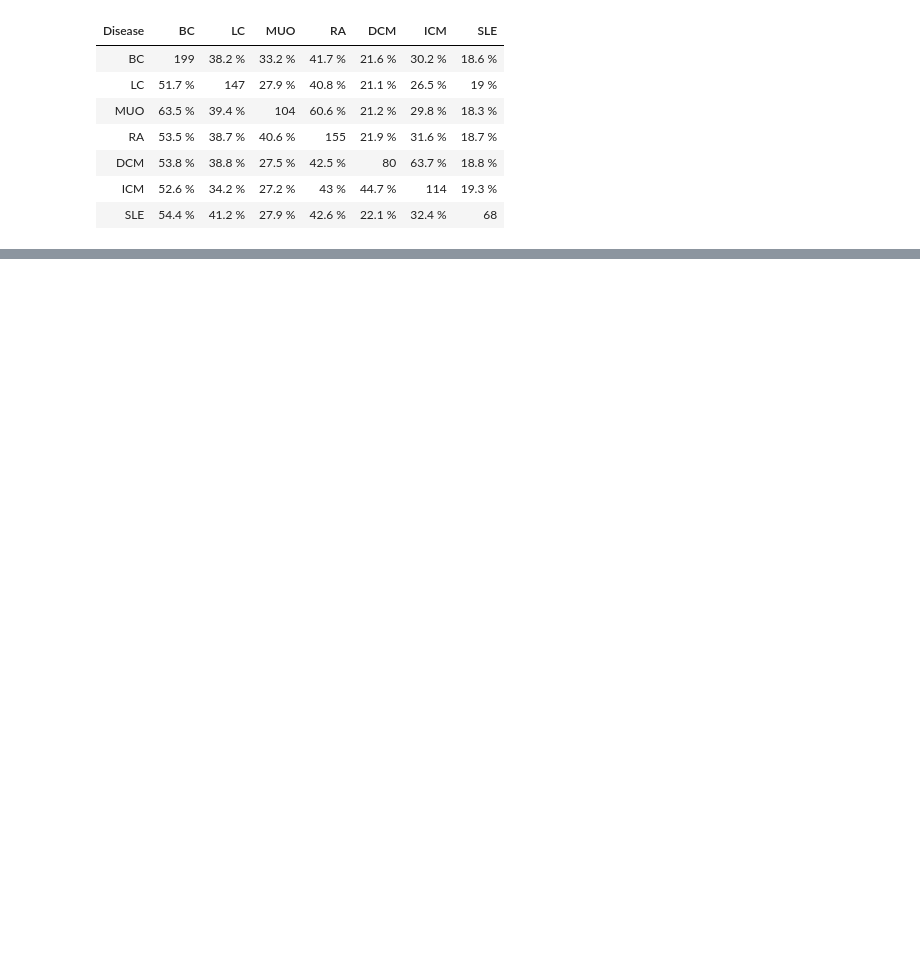
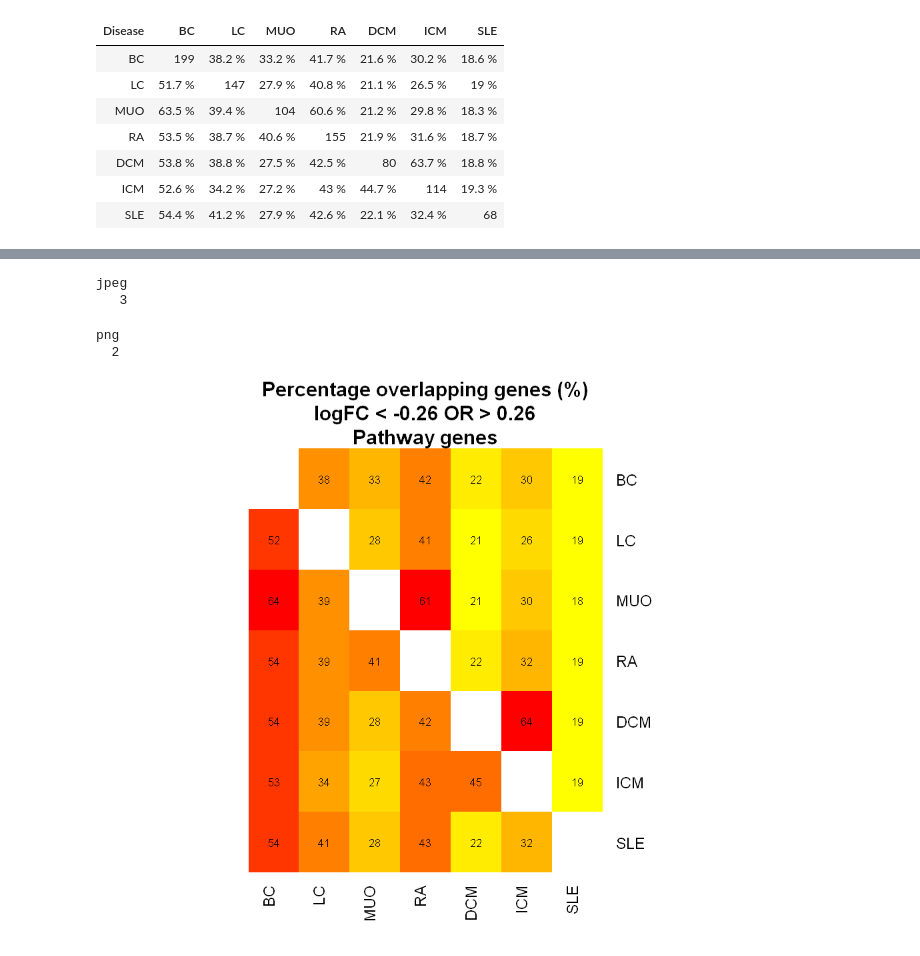
Before and after one commit to macsbio/inflammation_networks, a Jupyter notebook: Jupyter - Cleaning & merging data/Visualization gene expression data (logFC = 0.26) - pathwaygenes.ipynb, the cells around one changed output, grey strips where cells are left out. Cells and saved outputs as stored; diff of their text form; code cells hidden in the pictures; blank space fills up the shorter version.

Commit message:
created heatmaps

```diff
--- a/Jupyter - Cleaning & merging data/Visualization gene expression data (logFC = 0.26) - pathwaygenes.ipynb
+++ b/Jupyter - Cleaning & merging data/Visualization gene expression data (logFC = 0.26) - pathwaygenes.ipynb
@@ -565,3 +577,7 @@ df_perc[7,4] = round(((df[7,4] / df_perc[7,8]) * 100), 1)
 df_perc[7,5] = round(((df[7,5] / df_perc[7,8]) * 100), 1)
 df_perc[7,6] = round(((df[7,6] / df_perc[7,8]) * 100), 1)
 df_perc[7,7] = round(((df[7,7] / df_perc[7,8]) * 100), 1)
+
+df_perc1 <- df_perc
+df_perc1 <- format(df_perc1, digits = 1)
+df_perc1
@@ -637,3 +662,12 @@ df_perc
 | DCM | 53.8 % | 38.8 % | 27.5 % | 42.5 % | 80 | 63.7 % | 18.8 % |
 | ICM | 52.6 % | 34.2 % | 27.2 % | 43 % | 44.7 % | 114 | 19.3 % |
 | SLE | 54.4 % | 41.2 % | 27.9 % | 42.6 % | 22.1 % | 32.4 % | 68 |
+# %%
+# create matrix from data frame and have first column as rownames
+rownames(df_perc1) <- df_perc1$Disease
+df_perc1 <- df_perc1[-1]
+
+df_perc1 <- as.matrix(as.data.frame(lapply(df_perc1, as.numeric), row.names = Disease_list))
+
+df_perc_matrix <- as.matrix(df_perc1)
+df_perc_matrix
@@ -639,0 +683,24 @@ df_perc
+# %%
+# create color mapping
+colfunc <- colorRampPalette(c("yellow", "red"))
+
+# create heatmap
+df_perc_matrix[1,1] <- NA
+df_perc_matrix[2,2] <- NA
+df_perc_matrix[3,3] <- NA
+df_perc_matrix[4,4] <- NA
+df_perc_matrix[5,5] <- NA
+df_perc_matrix[6,6] <- NA
+df_perc_matrix[7,7] <- NA
+
+df_perc_hm <- heatmap.2(as.matrix(df_perc_matrix) , cellnote = df_perc_matrix, notecol = "black",
+                     Rowv = NA, Colv = NA, col =colfunc,
+                     trace = "none", density.info = "none", key = F,
+                     main = "Percentage overlapping genes (%)
+logFC < -0.26 OR > 0.26
+Pathway genes", margin = c(5,4), lhei = c(1,7))
+
+# save heatmap as image
+dev.copy(jpeg, filename = file.path(getwd(),"Results", "pw_genes", "0.26heatmap.jpg"));
+dev.off ();
+# %% [output]
@@ -639,0 +710,5 @@ df_perc
+jpeg
+   3
+png
+  2
+[figure, added]
```
Also changed, not shown: parts of 5 cells of this notebook, 26 other files.
